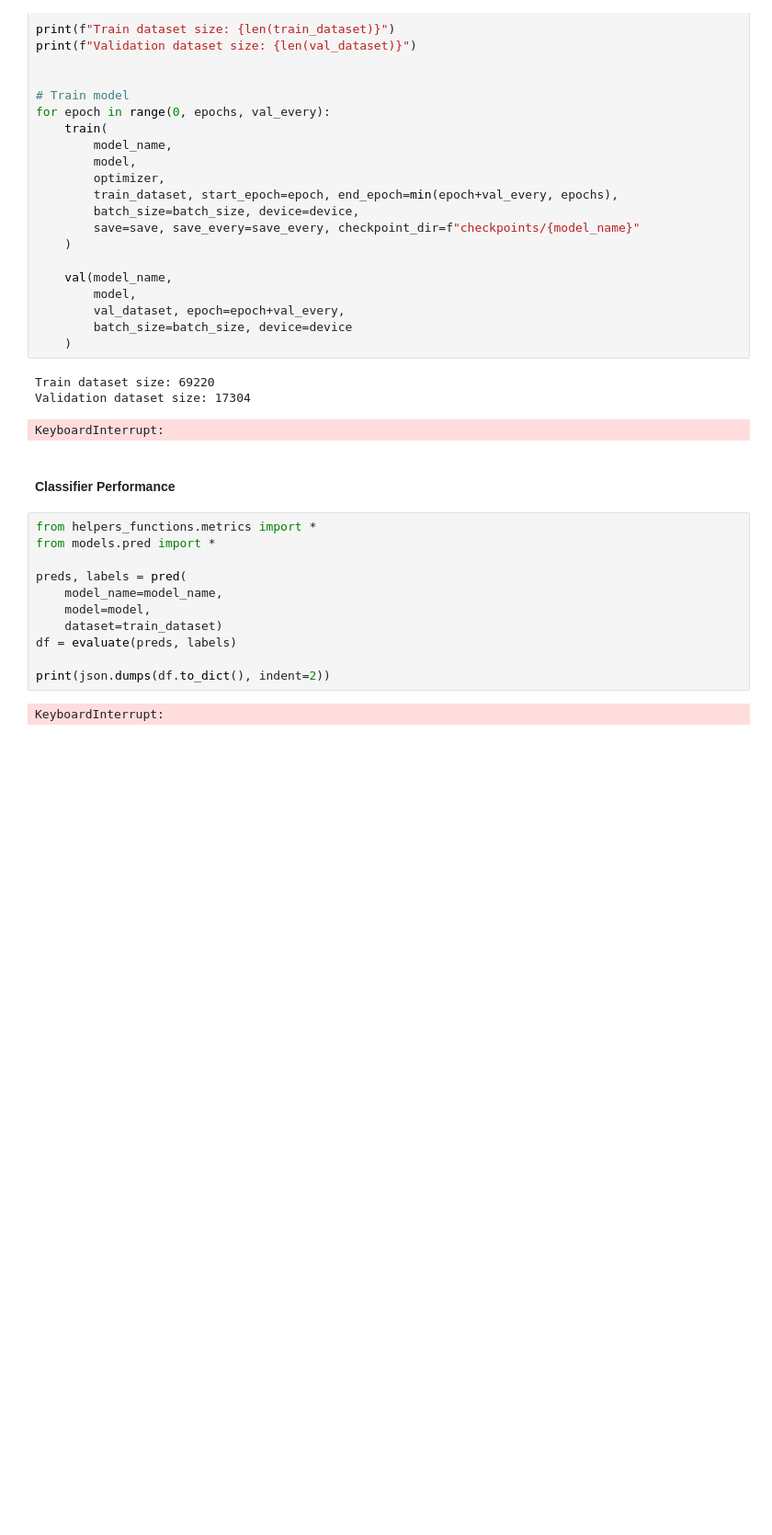
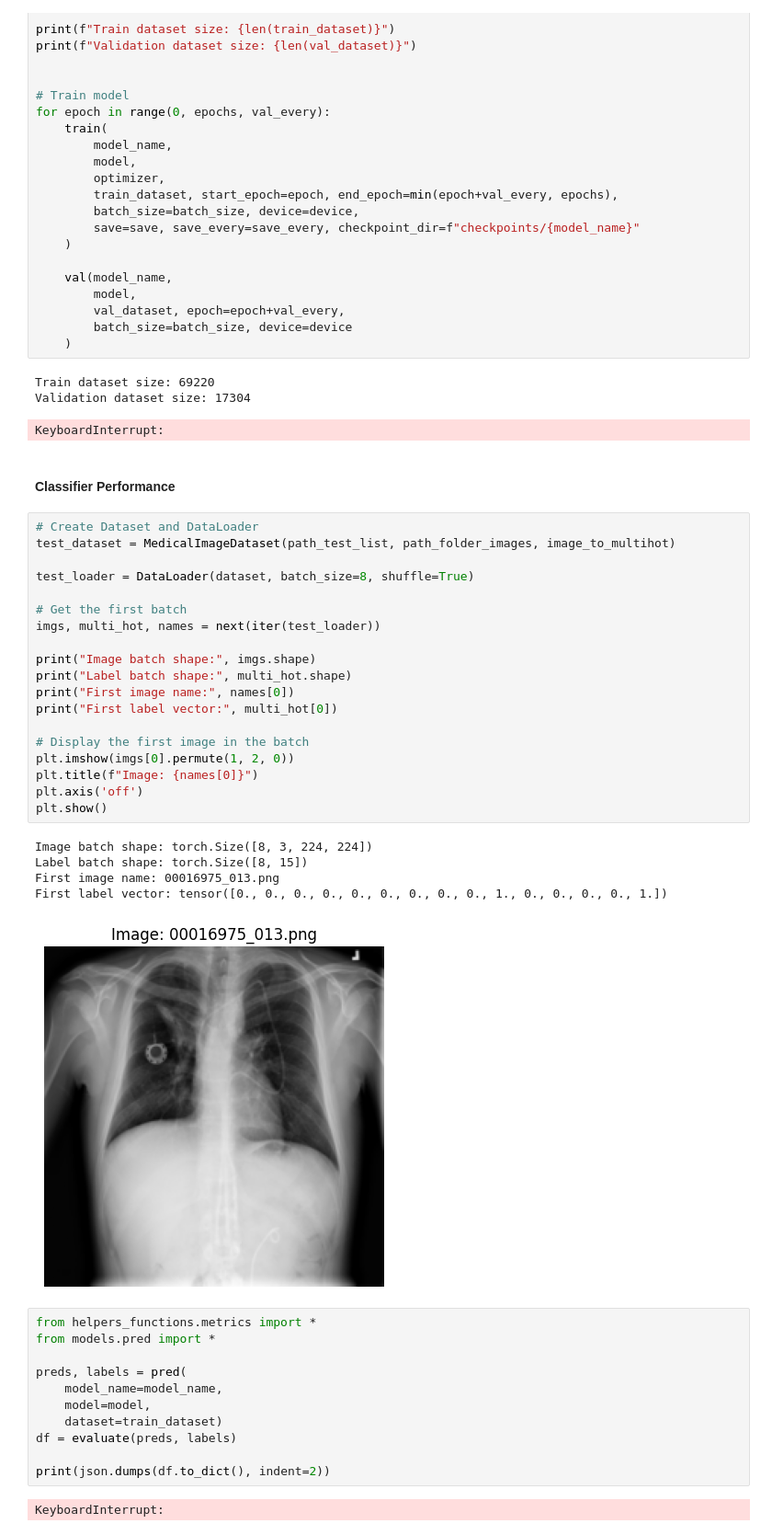
Before and after one commit to jessalynlc/ECE685_final_project, a Jupyter notebook: main.ipynb, the cells around one changed output. Shown at 92% size. Cells and saved outputs as stored; diff of their text form; blank space fills up the shorter version.

```diff
--- a/main.ipynb
+++ b/main.ipynb
@@ -236,6 +236,31 @@ Validation dataset size: 17304
 KeyboardInterrupt:
 # %% [markdown]
 #### Classifier Performance
+# %%
+# Create Dataset and DataLoader
+test_dataset = MedicalImageDataset(path_test_list, path_folder_images, image_to_multihot)
+
+test_loader = DataLoader(dataset, batch_size=8, shuffle=True)
+
+# Get the first batch
+imgs, multi_hot, names = next(iter(test_loader))
+
+print("Image batch shape:", imgs.shape)
+print("Label batch shape:", multi_hot.shape)
+print("First image name:", names[0])
+print("First label vector:", multi_hot[0])
+
+# Display the first image in the batch
+plt.imshow(imgs[0].permute(1, 2, 0))
+plt.title(f"Image: {names[0]}")
+plt.axis('off')
+plt.show()
+# %% [output]
+Image batch shape: torch.Size([8, 3, 224, 224])
+Label batch shape: torch.Size([8, 15])
+First image name: 00016975_013.png
+First label vector: tensor([0., 0., 0., 0., 0., 0., 0., 0., 0., 1., 0., 0., 0., 0., 1.])
+[figure, added]
 # %%
 from helpers_functions.metrics import *
 from models.pred import *
```
Also changed, not shown: parts of 2 cells of this notebook, 11 other files.
